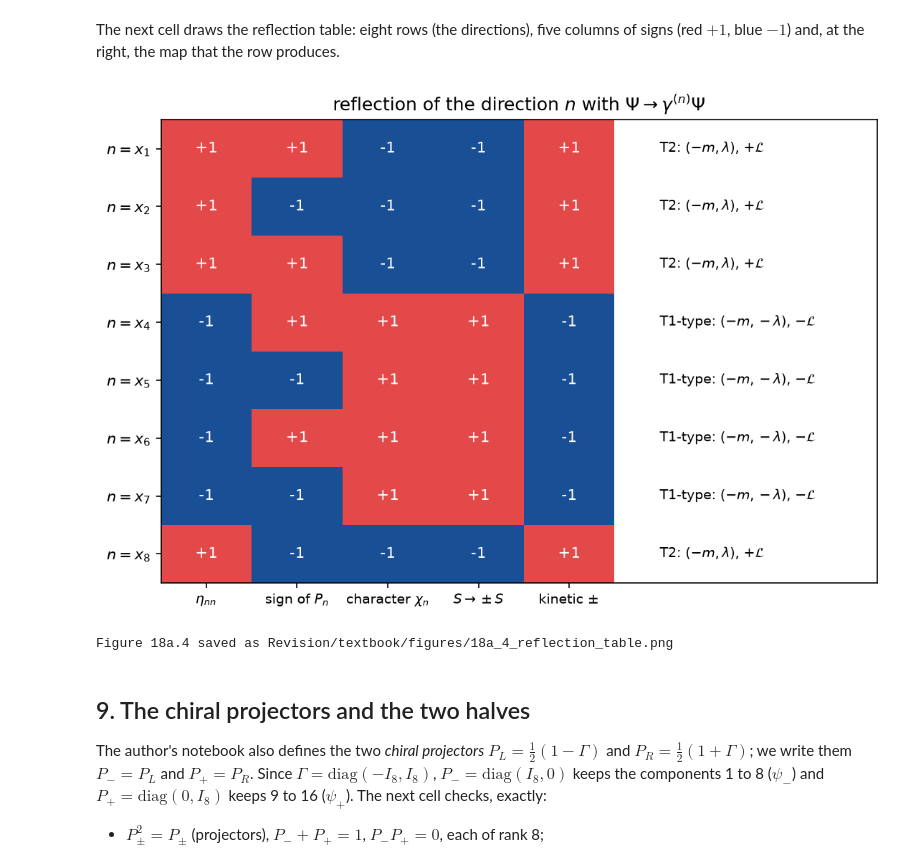
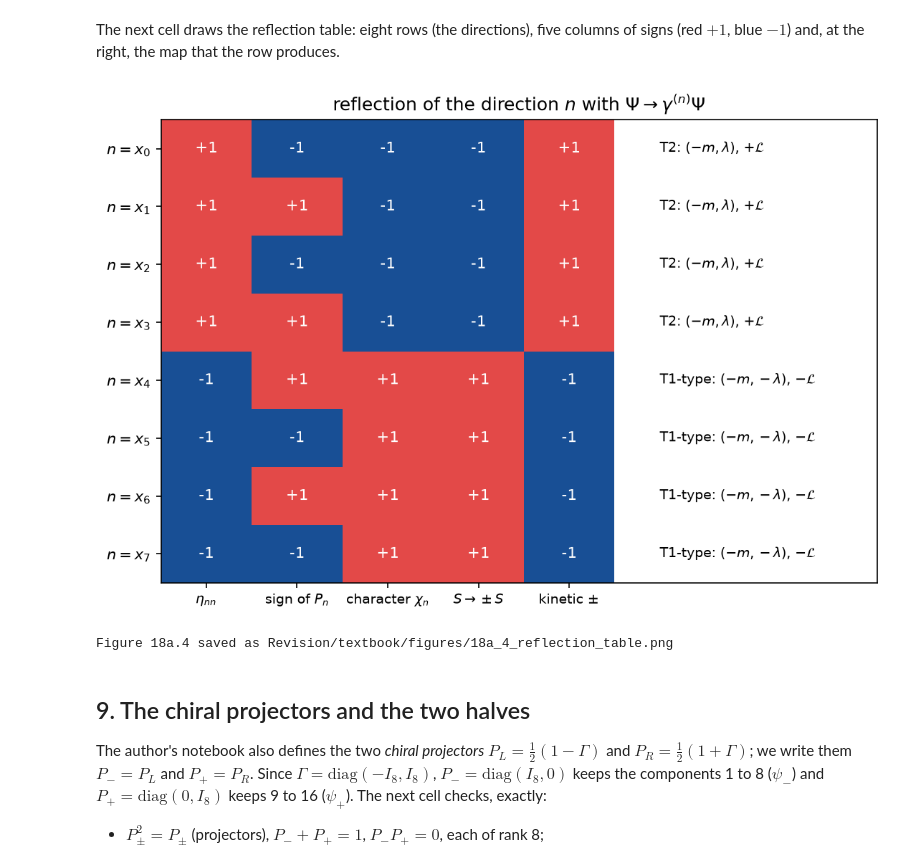
Before and after one commit to once-ere/Dirac_claude, a Jupyter notebook: Revision/textbook/notebooks/18a_pairing_matrices.ipynb, the cells around one changed output. Saved outputs shown, nothing was run; the diff lists cells and outputs as text; code cells hidden in the pictures.

```diff
--- a/Revision/textbook/notebooks/18a_pairing_matrices.ipynb
+++ b/Revision/textbook/notebooks/18a_pairing_matrices.ipynb
@@ -986,9 +986,9 @@ basic facts used by the pairing record: $C$ real symmetric with $C^2 = 1$, every
 $C\gamma^{(a)}$ antisymmetric, $B$ Hermitian with $B^2 = 1$, and
 $C\gamma^{(x_4)} = iB$.
 # %%
-C = gamma[8] @ gamma[1] @ gamma[2] @ gamma[3]  # the four space-like gammas
+C = gamma[0] @ gamma[1] @ gamma[2] @ gamma[3]  # the four space-like gammas
 Gamma = I16.copy()
-for a in [8, 1, 2, 3, 4, 5, 6, 7]:  # the order of the factors of Gamma
+for a in range(8):  # the order x0, ..., x7 of the factors of Gamma
     Gamma = Gamma @ gamma[a]
 B_over_i = -(C @ gamma[4])  # B = -i C gamma^(x4) = i * (-C gamma^(x4))
 B = 1j * B_over_i  # the complex matrix B (entries 0, +i, -i)
@@ -998,7 +998,7 @@ stored = (same(C, np.array(fixture["C"])) and same(Gamma, np.array(fixture["Gamm
 reproduces(stored, "C, Gamma and B built here equal the matrices of the gammas record",
            (WL, ["fixture_definitions"]))
 basic = (same(C.T, C) and same(C @ C, I16)
-         and all(same((C @ gamma[a]).T, -(C @ gamma[a])) for a in range(1, 9))
+         and all(same((C @ gamma[a]).T, -(C @ gamma[a])) for a in range(8))
          and np.array_equal(B.conj().T, B) and np.array_equal(B @ B, np.eye(16))
          and np.array_equal(C @ gamma[4], 1j * B))
 reproduces(basic, "C real symmetric, C^2 = 1, B Hermitian, B^2 = 1, C gamma^(x4) = i B",
@@ -1028,10 +1028,10 @@ $C$ (four gammas) and $S^{ab}$ (two gammas when $a \neq b$) contain an even numb
 of gammas, so $\Gamma$ passes them with the sign $(-1)^{\mathrm{even}} = +1$.
 # %%
 four_S = {(a, b): gamma[a] @ gamma[b] - gamma[b] @ gamma[a]  # 4 S^ab, whole numbers
-          for a in range(1, 9) for b in range(1, 9)}
+          for a in range(8) for b in range(8)}
 diagonal = same(Gamma, np.diag([-1] * 8 + [1] * 8))  # diag(-I8, I8)
 real_symmetric_involution = same(Gamma.T, Gamma) and same(Gamma @ Gamma, I16)
-anticommutes = all(same(Gamma @ gamma[a], -gamma[a] @ Gamma) for a in range(1, 9))
+anticommutes = all(same(Gamma @ gamma[a], -gamma[a] @ Gamma) for a in range(8))
 commutes_C = same(Gamma @ C, C @ Gamma)
 commutes_S = all(same(Gamma @ M, M @ Gamma) for M in four_S.values())  # 64 pairs
 say(f"Gamma = diag(-I8, I8): {diagonal}; real symmetric with Gamma^2 = 1: "
@@ -1123,7 +1123,7 @@ def sign_between(M, N):
 parity_ok = True
 counts = {k: {1: 0, -1: 0} for k in range(9)}  # k -> number of products per sign
 for k in range(9):
-    for subset in itertools.combinations(range(1, 9), k):
+    for subset in itertools.combinations(range(8), k):
         X = I16.copy()
         for a in subset:  # the product gamma^(a1) ... gamma^(ak)
             X = X @ gamma[a]
@@ -1263,28 +1263,28 @@ changes sign, so $\mathcal{L}_{m,\lambda} \to \mathcal{L}_{-m,\lambda}$ (T2); fo
 time-like $n$ the kinetic term changes sign and $S$ does not, so
 $\mathcal{L}_{m,\lambda} \to -\mathcal{L}_{-m,-\lambda}$ (a map of the T1 type).
 # %%
-order = [8, 1, 2, 3, 4, 5, 6, 7]  # the order of the factors of Gamma
-names = {a: f"x{a}" for a in range(1, 9)}
+order = list(range(8))  # the order x0, ..., x7 of the factors of Gamma
+names = {a: f"x{a}" for a in range(8)}
 rows = []  # one row of the reflection table per direction n
 lemma3_ok = True
-for n in range(1, 9):
+for n in range(8):
     P = Gamma @ gamma[n]
     others = I16.copy()
     for a in order:
         if a != n:
             others = others @ gamma[a]  # the product of the other seven gammas
-    R = {a: (-1 if a == n else 1) for a in range(1, 9)}  # the diagonal of R_n
+    R = {a: (-1 if a == n else 1) for a in range(8)}  # the diagonal of R_n
     orthogonal = same(P.T @ P, I16)  # so P^-1 = P^T
-    covers = all(same(P.T @ gamma[a] @ P, R[a] * gamma[a]) for a in range(1, 9))
+    covers = all(same(P.T @ gamma[a] @ P, R[a] * gamma[a]) for a in range(8))
     M = gamma[n]  # Gamma P_n = gamma^(n)
     kinetic_sign = eta[n]
     kinetic_ok = all(same(M.T @ C @ gamma[a] @ M, kinetic_sign * R[a] * C @ gamma[a])
-                     for a in range(1, 9))
+                     for a in range(8))
     connection_ok = all(
         same(M.T @ C @ (gamma[a] @ four_S[(b, c)] + four_S[(b, c)] @ gamma[a]) @ M,
              kinetic_sign * R[a] * R[b] * R[c]
              * C @ (gamma[a] @ four_S[(b, c)] + four_S[(b, c)] @ gamma[a]))
-        for a in range(1, 9) for b in range(1, 9) for c in range(1, 9))
+        for a in range(8) for b in range(8) for c in range(8))
     row = {"direction": names[n], "eta_nn": eta[n],
            "product_sign": sign_between(P, others),
            "character": sign_between(P.T @ C @ P, C),
@@ -1302,7 +1302,7 @@ for row in rows:
         f"x (other seven), character {row['character']:+d}, S -> "
         f"{row['S_sign']:+d} S, kinetic {row['kinetic_sign']:+d}: {row['map']}")
 product_signs = [r["product_sign"] for r in rows]
-reproduces(lemma3_ok and product_signs == [1, -1, 1, 1, -1, 1, -1, -1],
+reproduces(lemma3_ok and product_signs == [-1, 1, -1, 1, 1, -1, 1, -1],
            "Lemma 3: P_n in Pin(4,4), covers R_n, character -eta_nn, Gamma P_n = g^n",
            (WL, ["T2_Pn_in_Pin44", "T2_Pn_covers_the_reflection", "T2_character_of_Pn",
                  "T2_Gamma_times_Pn_is_gamma_n",
@@ -1363,36 +1363,36 @@ produces.
 columns = ["$\\eta_{nn}$", "sign of $P_n$", "character $\\chi_n$",
            "$S \\to \\pm S$", "kinetic $\\pm$"]
 grid = np.array([[r["eta_nn"], r["product_sign"], r["character"], r["S_sign"],
                   r["kinetic_sign"]] for r in rows], dtype=float)
 fig, ax = plt.subplots(figsize=(8.6, 5.6))
 ax.imshow(grid, cmap=DIVERGING, vmin=-1.0, vmax=1.0, aspect="auto")
 for i in range(8):
     for j in range(5):
         ax.text(j, i, f"{int(grid[i, j]):+d}", ha="center", va="center",
                 color="white", fontsize=10)
     label = "T2: $(-m, \\lambda)$, $+\\mathcal{L}$" if rows[i]["S_sign"] == -1 \
         else "T1-type: $(-m, -\\lambda)$, $-\\mathcal{L}$"
     ax.text(5.0, i, label, ha="left", va="center", fontsize=9)
 ax.set_xticks(range(5), columns, fontsize=9)
-ax.set_yticks(range(8), [f"$n = x_{a}$" for a in range(1, 9)])
+ax.set_yticks(range(8), [f"$n = x_{a}$" for a in range(8)])
 ax.set_xlim(-0.5, 7.4)
 ax.grid(False)
 ax.set_title("reflection of the direction $n$ with $\\Psi \\to \\gamma^{(n)}\\Psi$")
 save_figure(fig, "reflection_table",
             "The reflection table of Lemma 3, one row for each direction $n$ (the "
-            "space-like $x_1, x_2, x_3, x_8$ and the time-like $x_4$ to $x_7$). "
+            "space-like $x_0, x_1, x_2, x_3$ and the time-like $x_4$ to $x_7$). "
             "Columns: the sign $\\eta_{nn}$ of the direction; the sign of "
             "$P_n = \\Gamma\\gamma^{(n)}$ relative to the product of the other "
             "seven gammas; the character $\\chi_n$ in $P_n^\\dagger CP_n = "
             "\\chi_nC$; the sign of $S$ and of the kinetic term under "
             "$\\Psi \\to \\gamma^{(n)}\\Psi$ with the reflected frame. Red is "
             "$+1$, blue is $-1$. The character is always $-\\eta_{nn}$. A "
             "space-like reflection keeps the kinetic term and reverses $S$: the "
             "mass changes sign and the coupling does not (theorem T2). A "
             "time-like reflection does the opposite, which gives a map of the T1 "
             "type. The table equals the Revision record row by row.")
 # %% [output]
-[figure, old version]
+[figure, new version]
 Figure 18a.4 saved as Revision/textbook/figures/18a_4_reflection_table.png
 # %% [markdown]
 ## 9. The chiral projectors and the two halves
```
Also changed, not shown: parts of 19 cells of this notebook, 20 other files.
